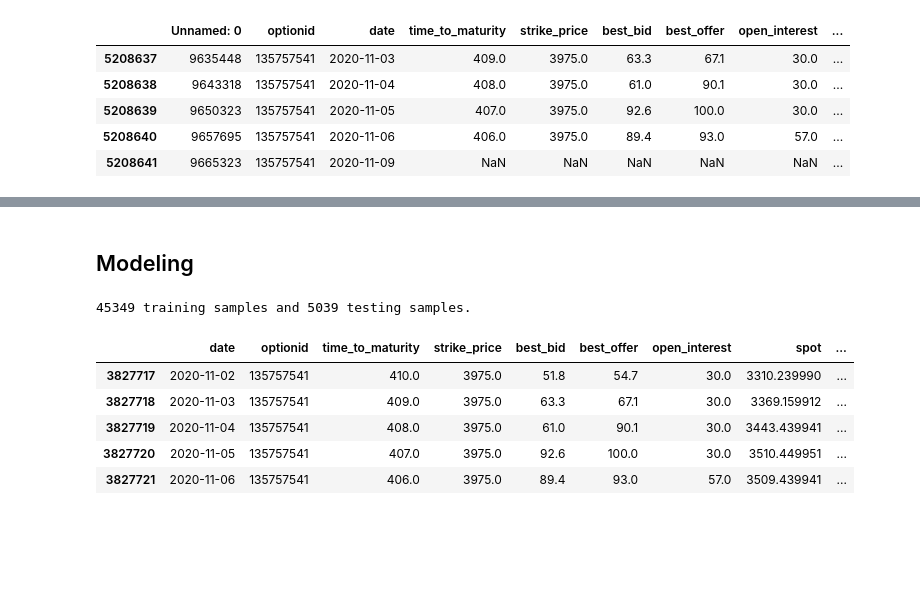
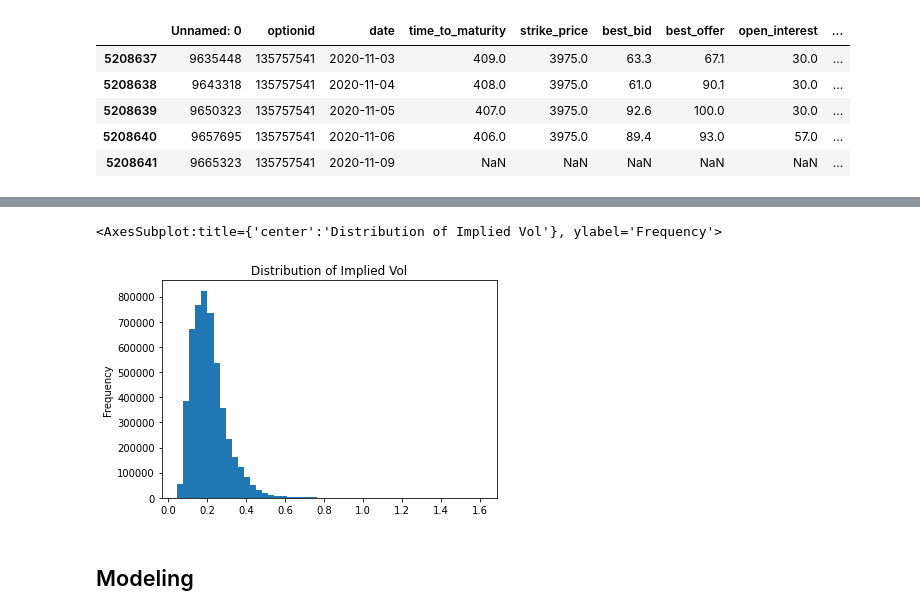
Before and after one commit to hefzhjohn/DL_project, a Jupyter notebook: Analysis.ipynb, the cells around one changed output, grey strips where cells are left out. Saved outputs shown, nothing was run; the diff lists cells and outputs as text; code cells hidden in the pictures; blank space fills up the shorter version.

```diff
--- a/Analysis.ipynb
+++ b/Analysis.ipynb
@@ -64,4 +70,9 @@ impvol_chg          float64
 dtype: object
+# %%
+data.iv.plot.hist(bins=50, title = "Distribution of Implied Vol")
+# %% [output]
+<AxesSubplot:title={'center':'Distribution of Implied Vol'}, ylabel='Frequency'>
+[figure, added]
 # %% [markdown]
 ## Modeling
 # %%
@@ -71,13 +79,0 @@ train, test = split_train_test(data, 0.9)
-# %%
-print(len(train.optionid.unique()), "training samples and", len(test.optionid.unique()), "testing samples.")
-# %% [output]
-45349 training samples and 5039 testing samples.
-# %%
-train.tail()
-# %% [output]
-|  | date | optionid | time_to_maturity | strike_price | best_bid | best_offer | open_interest | spot | ... |
-| 3827717 | 2020-11-02 | 135757541 | 410.0 | 3975.0 | 51.8 | 54.7 | 30.0 | 3310.239990 | ... |
-| 3827718 | 2020-11-03 | 135757541 | 409.0 | 3975.0 | 63.3 | 67.1 | 30.0 | 3369.159912 | ... |
-| 3827719 | 2020-11-04 | 135757541 | 408.0 | 3975.0 | 61.0 | 90.1 | 30.0 | 3443.439941 | ... |
-| 3827720 | 2020-11-05 | 135757541 | 407.0 | 3975.0 | 92.6 | 100.0 | 30.0 | 3510.449951 | ... |
-| 3827721 | 2020-11-06 | 135757541 | 406.0 | 3975.0 | 89.4 | 93.0 | 57.0 | 3509.439941 | ... |
```
Also changed, not shown: parts of 11 cells of this notebook, 1 other file.
